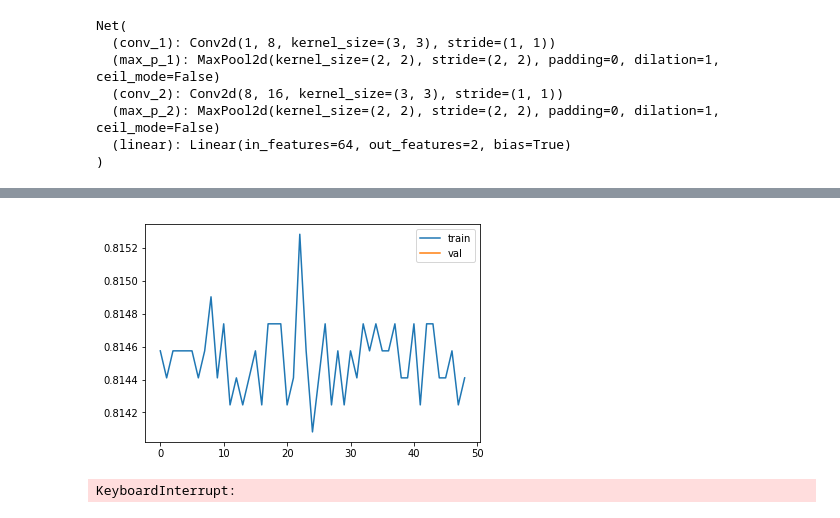
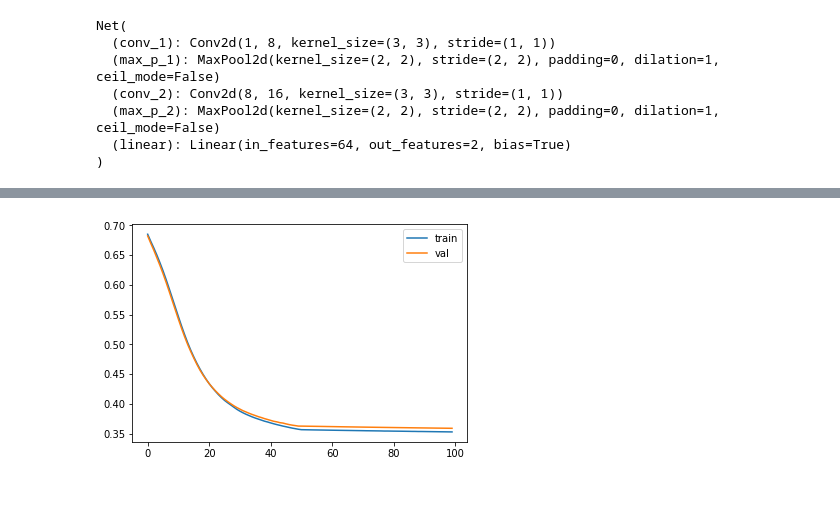
Before and after one commit to rykachevskiy/239, a Jupyter notebook: 8.CNN/Conv torch.ipynb, the cells around one changed output, grey strips where cells are left out. Saved outputs shown, nothing was run; the diff lists cells and outputs as text; code cells hidden in the pictures.

Commit message:
trained model

```diff
--- a/8.CNN/Conv torch.ipynb
+++ b/8.CNN/Conv torch.ipynb
@@ -78,3 +77,5 @@ y = ohe.fit_transform(y.reshape(-1, 1)).toarray()
+# %%
+y = (y == 4).astype(int)
 # %%
 x = x.reshape(-1, 28,28)[:,::2,::2]
 # %%
@@ -82,10 +83,10 @@ from sklearn.model_selection import train_test_split
 
 x_tr, x_te, y_tr, y_te = train_test_split(x, y)
 # %%
-x_tr = torch.from_numpy(x_tr.astype(np.float32))
-x_te = torch.from_numpy(x_te.astype(np.float32))
-y_tr = torch.from_numpy(y_tr.astype(int))
-y_te = torch.from_numpy(y_te.astype(int))
+x_tr = torch.from_numpy(x_tr.astype(np.float32)).cuda()
+x_te = torch.from_numpy(x_te.astype(np.float32)).cuda()
+y_tr = torch.from_numpy(y_tr.astype(int)).cuda()
+y_te = torch.from_numpy(y_te.astype(int)).cuda()
 # %%
-x_tr = x_tr.reshape(x_tr.shape[0], 1, 14, 14)
-x_te = x_te.reshape(x_te.shape[0], 1, 14, 14)
+x_tr = x_tr.reshape(x_tr.shape[0], 1, x_tr.shape[1], x_tr.shape[2])
+x_te = x_te.reshape(x_te.shape[0], 1, x_te.shape[1], x_te.shape[2])
@@ -100,57 +114,39 @@ from torch.optim import Adam
 # %%
-adam = Adam(net.parameters(), lr = 0.001, betas = (0.9, 0.998))
+#adam = Adam(net.parameters(), lr = 0.0001, betas = (0.9, 0.998))
+sgd = SGD(net.parameters(), lr = 0.0001)
 # %%
 train_losses = []
 val_losses = []
 # %%
 epochs = 50
 # %%
-
 for epoch in range(epochs):
     batch_losses = []
-    for i, (batch_x, batch_y) in enumerate(iterate_minibatches(x_tr, y_tr, 16)):
-        #batch_x, batch_y = load_batch(batch_names)
-
-#         #batch_x = wrap_batch(batch_x)
-#         batch_x = wrap_batch(np.asarray(augmentate_batch(batch_x)))
-
-#         batch_x = torch.tensor(batch_x , requires_grad=False, dtype=torch.float32).cuda()
-#         batch_y = torch.tensor(batch_y, requires_grad=False, dtype=torch.long).cuda()
-
+    for i, (batch_x, batch_y) in enumerate(iterate_minibatches(x_tr[:], y_tr[:], 20)):
         out = net(batch_x)
         target = batch_y
 
-        adam.zero_grad()
-        loss = criterion(out, target[:,0])
+        sgd.zero_grad()
+        loss = criterion(out, target)
 
         loss.backward()
-        adam.step()
-
-        #grad_norm.append(rn.fc.weight.grad.cpu().detach().numpy())
+        sgd.step()
 
         batch_losses.append(loss.item())
 
     train_losses.append(np.mean(batch_losses))
 
-#     curr_val_losses = []
-#     for name in test_cv_names[:]:
-#         x, y = load_batch([name])
-#         x = torch.tensor(wrap_batch(x), requires_grad=False, dtype=torch.float32).cuda()
-#         y = torch.tensor(y, requires_grad=False, dtype=torch.long).cuda()
-#         curr_val_losses.append(criterion(rn(x), y).item())
-
-#     val_losses.append(np.mean(curr_val_losses))
+    val_losses.append(criterion(net(x_te), y_te).item())
 
 
-#     print("train", train_losses[-1])
-#     print("val", val_losses[-1])
+    print("train", train_losses[-1])
+    print("val", val_losses[-1])
 
     display.clear_output(wait=True)
     plt.plot(train_losses, label='train')
     plt.plot(val_losses, label='val')
     #plt.plot([i * train_adjs.shape[0] for i in range(1, len(test_losses) + 1)], test_losses, label='train')
     plt.legend()
     plt.show()
 # %% [output]
-[figure, old version]
+[figure, new version]
-KeyboardInterrupt:
```
Also changed, not shown: parts of 15 cells of this notebook, 1 other file.
